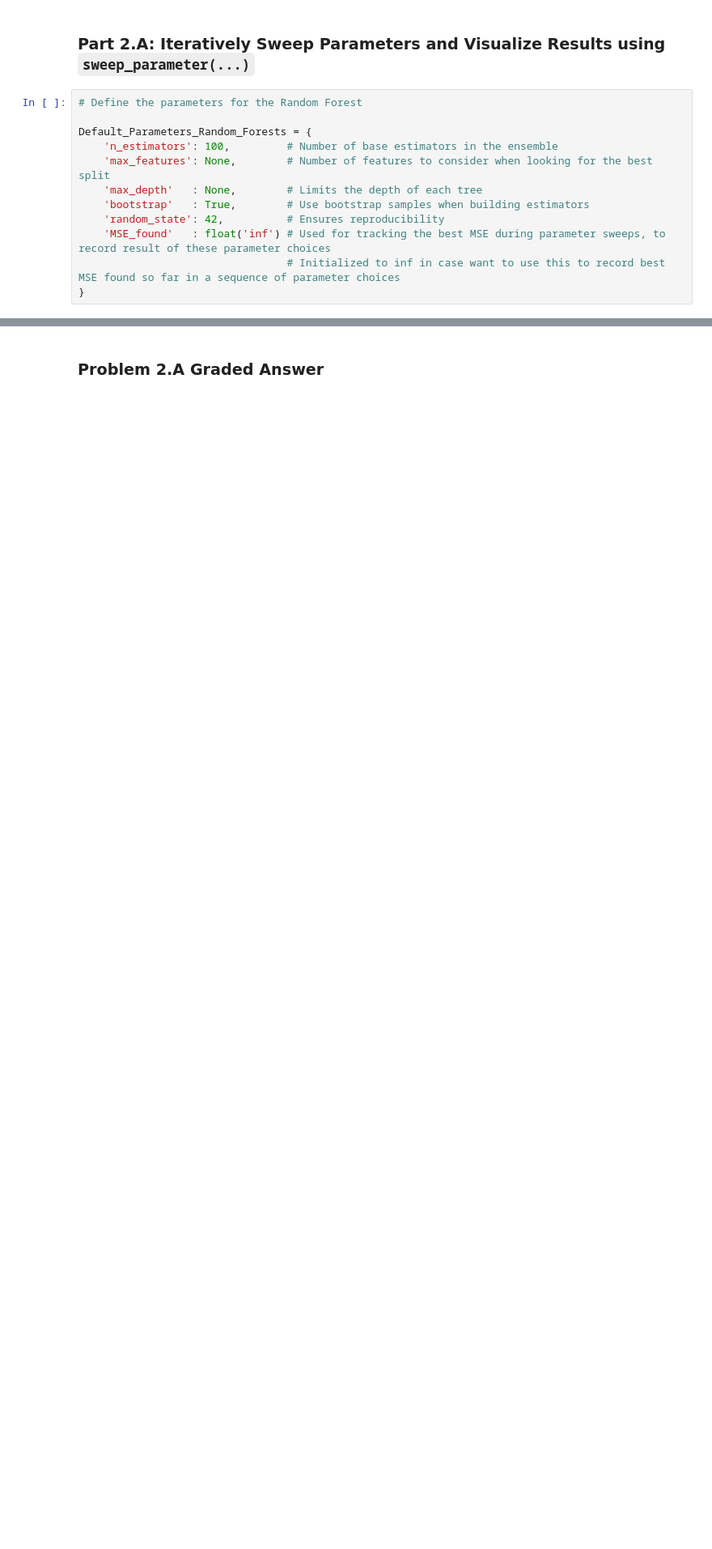
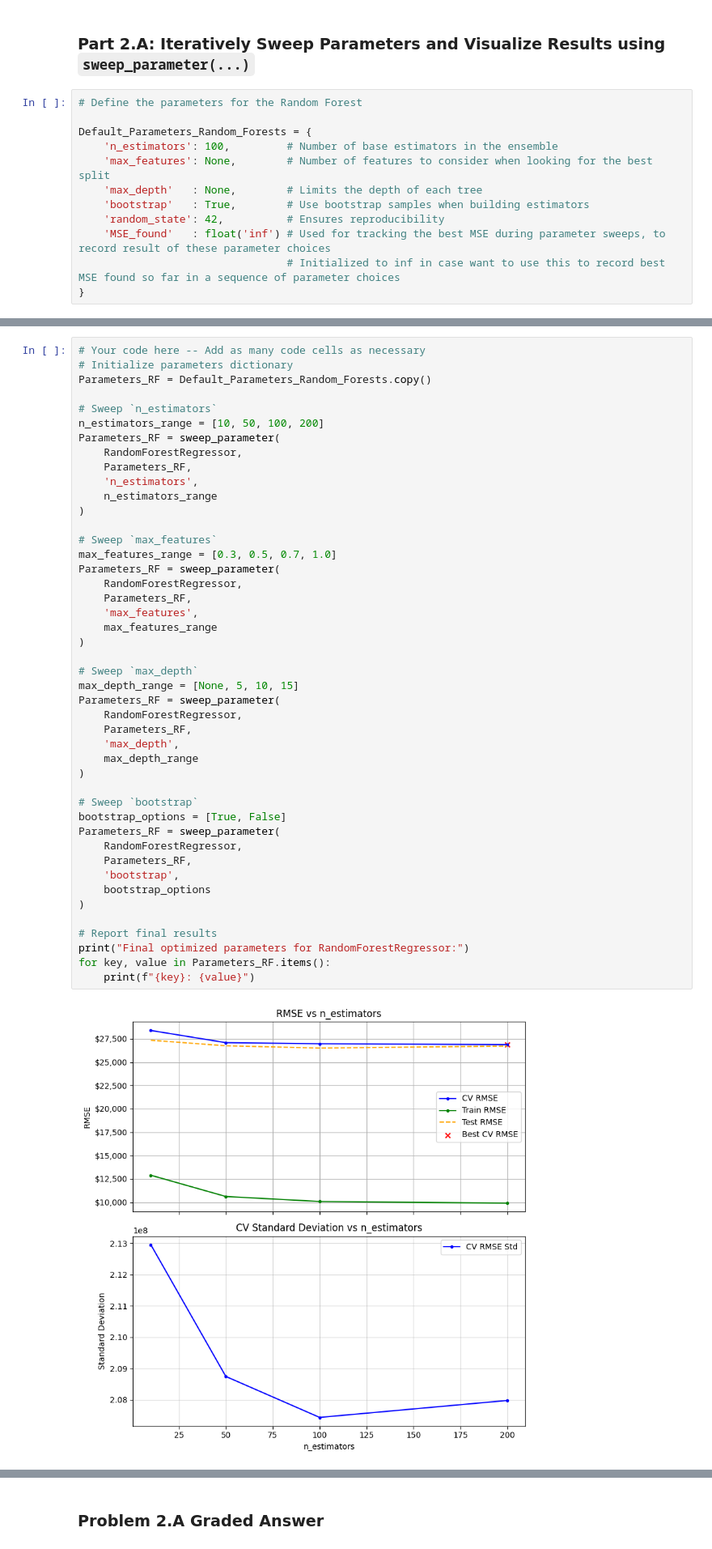
Before and after one commit to uglyirlshinwoo/ML-HW-Week7-JSA, a Jupyter notebook: Homework_07.ipynb, the cells around one changed output, grey strips where cells are left out. Shown at 81% size. Saved outputs shown, nothing was run; the diff lists cells and outputs as text; blank space fills up the shorter version.

```diff
--- a/Homework_07.ipynb
+++ b/Homework_07.ipynb
@@ -509,0 +673,47 @@ Default_Parameters_Random_Forests = {
+# %%
+# Your code here -- Add as many code cells as necessary
+# Initialize parameters dictionary
+Parameters_RF = Default_Parameters_Random_Forests.copy()
+
+# Sweep `n_estimators`
+n_estimators_range = [10, 50, 100, 200]
+Parameters_RF = sweep_parameter(
+    RandomForestRegressor,
+    Parameters_RF,
+    'n_estimators',
+    n_estimators_range
+)
+
+# Sweep `max_features`
+max_features_range = [0.3, 0.5, 0.7, 1.0]
+Parameters_RF = sweep_parameter(
+    RandomForestRegressor,
+    Parameters_RF,
+    'max_features',
+    max_features_range
+)
+
+# Sweep `max_depth`
+max_depth_range = [None, 5, 10, 15]
+Parameters_RF = sweep_parameter(
+    RandomForestRegressor,
+    Parameters_RF,
+    'max_depth',
+    max_depth_range
+)
+
+# Sweep `bootstrap`
+bootstrap_options = [True, False]
+Parameters_RF = sweep_parameter(
+    RandomForestRegressor,
+    Parameters_RF,
+    'bootstrap',
+    bootstrap_options
+)
+
+# Report final results
+print("Final optimized parameters for RandomForestRegressor:")
+for key, value in Parameters_RF.items():
+    print(f"{key}: {value}")
+# %% [output]
+[figure, added]
```
Also changed, not shown: parts of 48 cells of this notebook.
